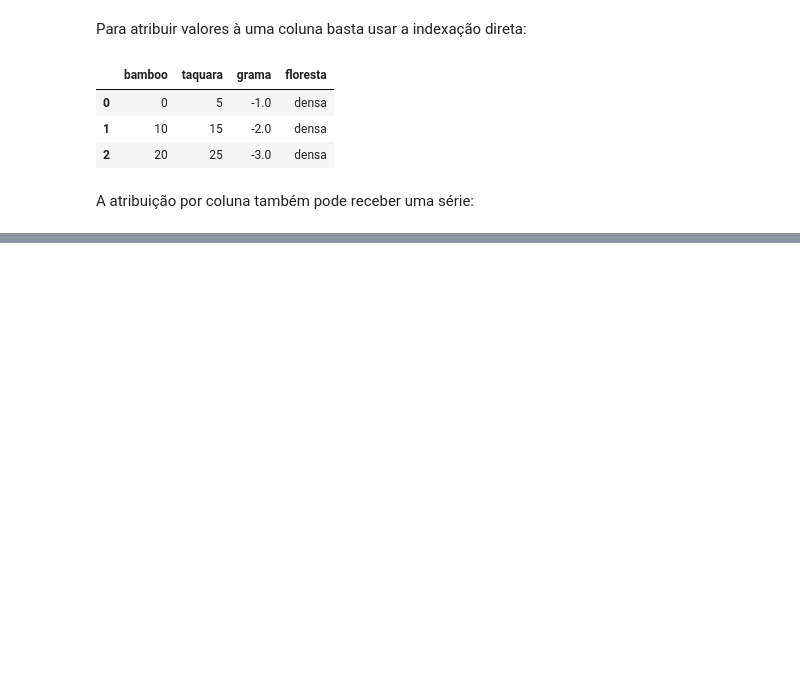
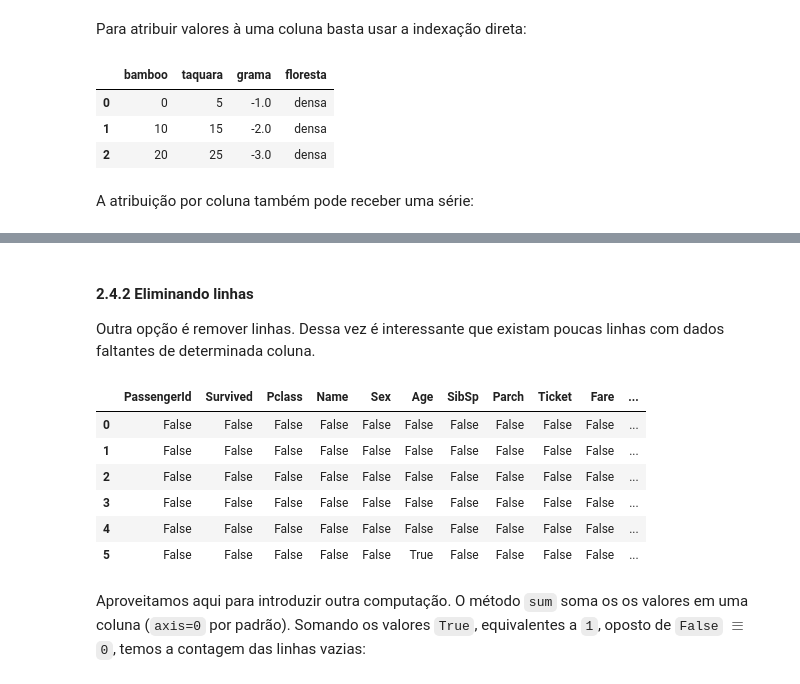
Before and after one commit to camilomenucheli/engenharia-de-features-com-pandas, a Jupyter notebook: Engenharia de Features com Pandas.ipynb, the cells around one changed output, grey strips where cells are left out. Cells and saved outputs as stored; diff of their text form; code cells hidden in the pictures; blank space fills up the shorter version.

```diff
--- a/Engenharia de Features com Pandas.ipynb
+++ b/Engenharia de Features com Pandas.ipynb
@@ -329,0 +483,15 @@ df_panda
+# %% [markdown]
+#### 2.4.2 Eliminando linhas
+Outra opção é remover linhas. Dessa vez é interessante que existam poucas linhas com dados faltantes de determinada coluna.
+# %%
+df.isnull().head(6)
+# %% [output]
+|  | PassengerId | Survived | Pclass | Name | Sex | Age | SibSp | Parch | Ticket | Fare | ... |
+| 0 | False | False | False | False | False | False | False | False | False | False | ... |
+| 1 | False | False | False | False | False | False | False | False | False | False | ... |
+| 2 | False | False | False | False | False | False | False | False | False | False | ... |
+| 3 | False | False | False | False | False | False | False | False | False | False | ... |
+| 4 | False | False | False | False | False | False | False | False | False | False | ... |
+| 5 | False | False | False | False | False | True | False | False | False | False | ... |
+# %% [markdown]
+Aproveitamos aqui para introduzir outra computação. O método `sum` soma os os valores em uma coluna (`axis=0` por padrão). Somando os valores `True`, equivalentes a `1`, oposto de `False` $\equiv$ `0`, temos a contagem das linhas vazias:
```
Also changed, not shown: parts of 66 cells of this notebook.
